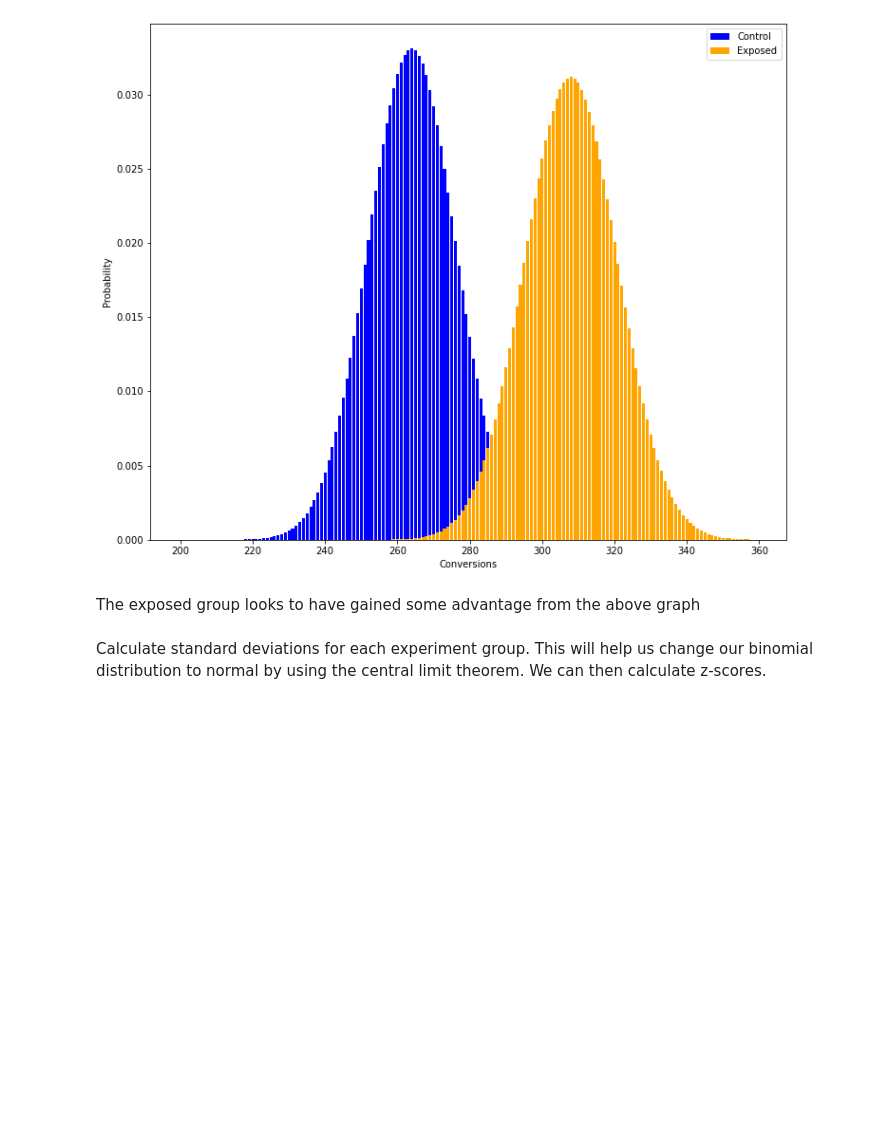
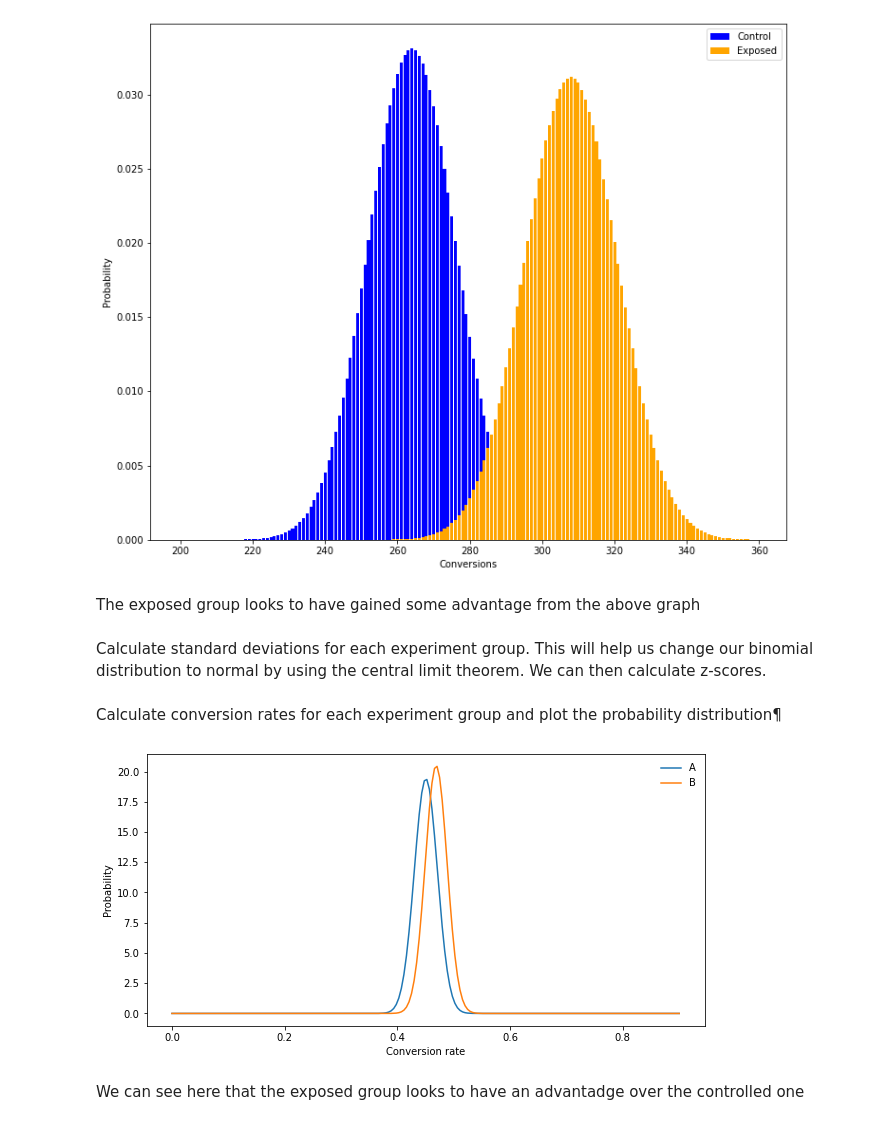
Before and after one commit to ItsDebol/10ac_week2, a Jupyter notebook: notebooks/data_exploration_and _ABTest.ipynb, the cells around one changed output. Drawn from its saved outputs; the diff is of its cells as text; code cells hidden in the pictures; blank space fills up the shorter version.

```diff
--- a/notebooks/data_exploration_and _ABTest.ipynb
+++ b/notebooks/data_exploration_and _ABTest.ipynb
@@ -374,3 +374,18 @@ Calculate standard deviations for each experiment group. This will help us chang
 # %%
 std_dev_control = np.sqrt(cv_rate_control * (1 - cv_rate_control) / control_count)
 std_dev_exposed = np.sqrt(cv_rate_exposed * (1 - cv_rate_exposed) / exposed_count)
+# %% [markdown]
+Calculate conversion rates for each experiment group and plot the probability distribution¶
+# %%
+conversion_rate = np.linspace(0, 0.9, 200)
+prob_a = norm(cv_rate_control, std_dev_control).pdf(conversion_rate)
+prob_b = norm(cv_rate_exposed, std_dev_exposed).pdf(conversion_rate)
+plt.figure(figsize=(10,5))
+plt.plot(conversion_rate, prob_a, label="A")
+plt.plot(conversion_rate, prob_b, label="B")
+plt.legend(frameon=False)
+plt.xlabel("Conversion rate"); plt.ylabel("Probability");
+# %% [output]
+[figure, added]
+# %% [markdown]
+We can see here that the exposed group looks to have an advantadge over the controlled one
```
Also changed, not shown: parts of 1 cell of this notebook.
